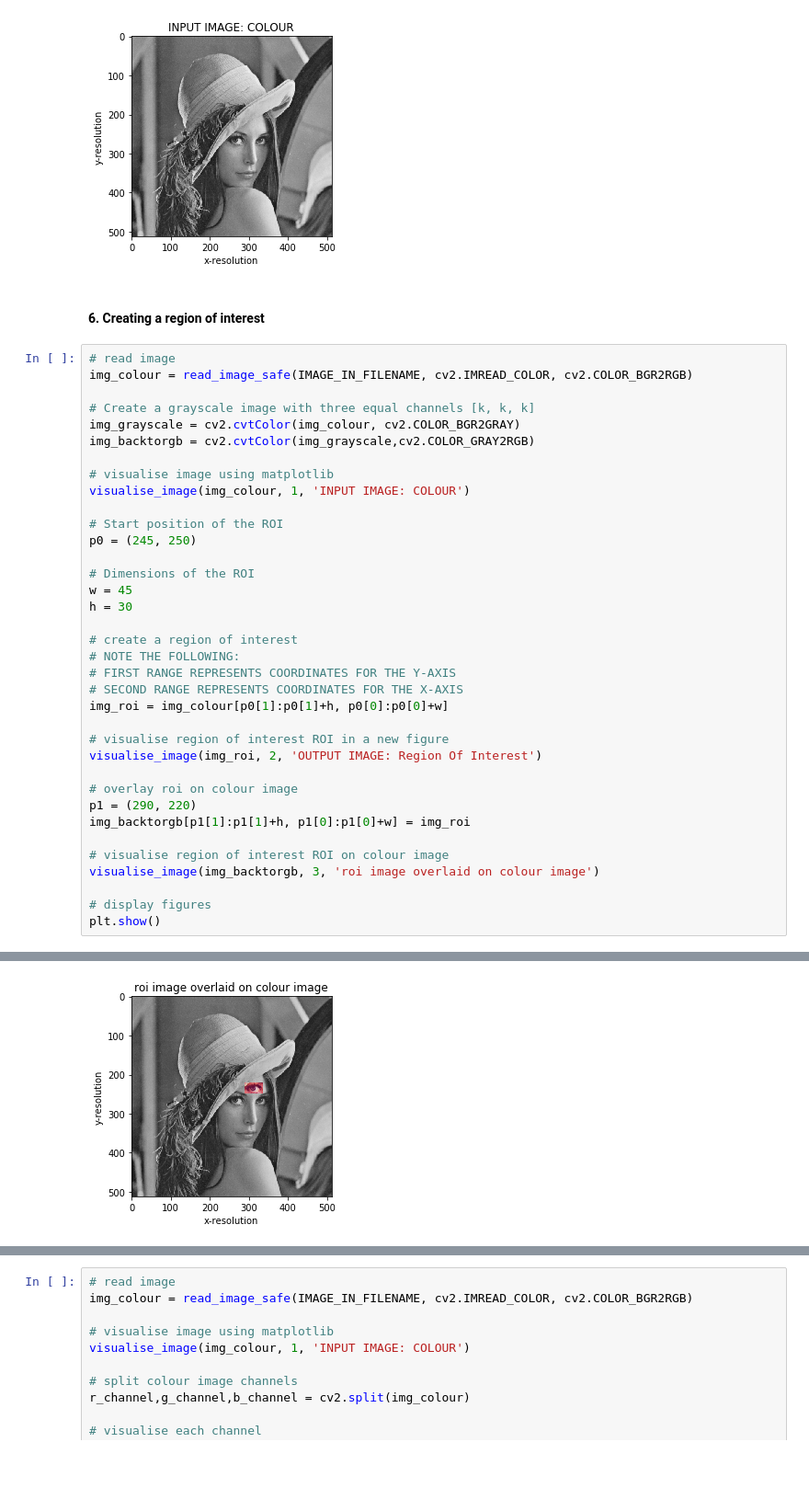
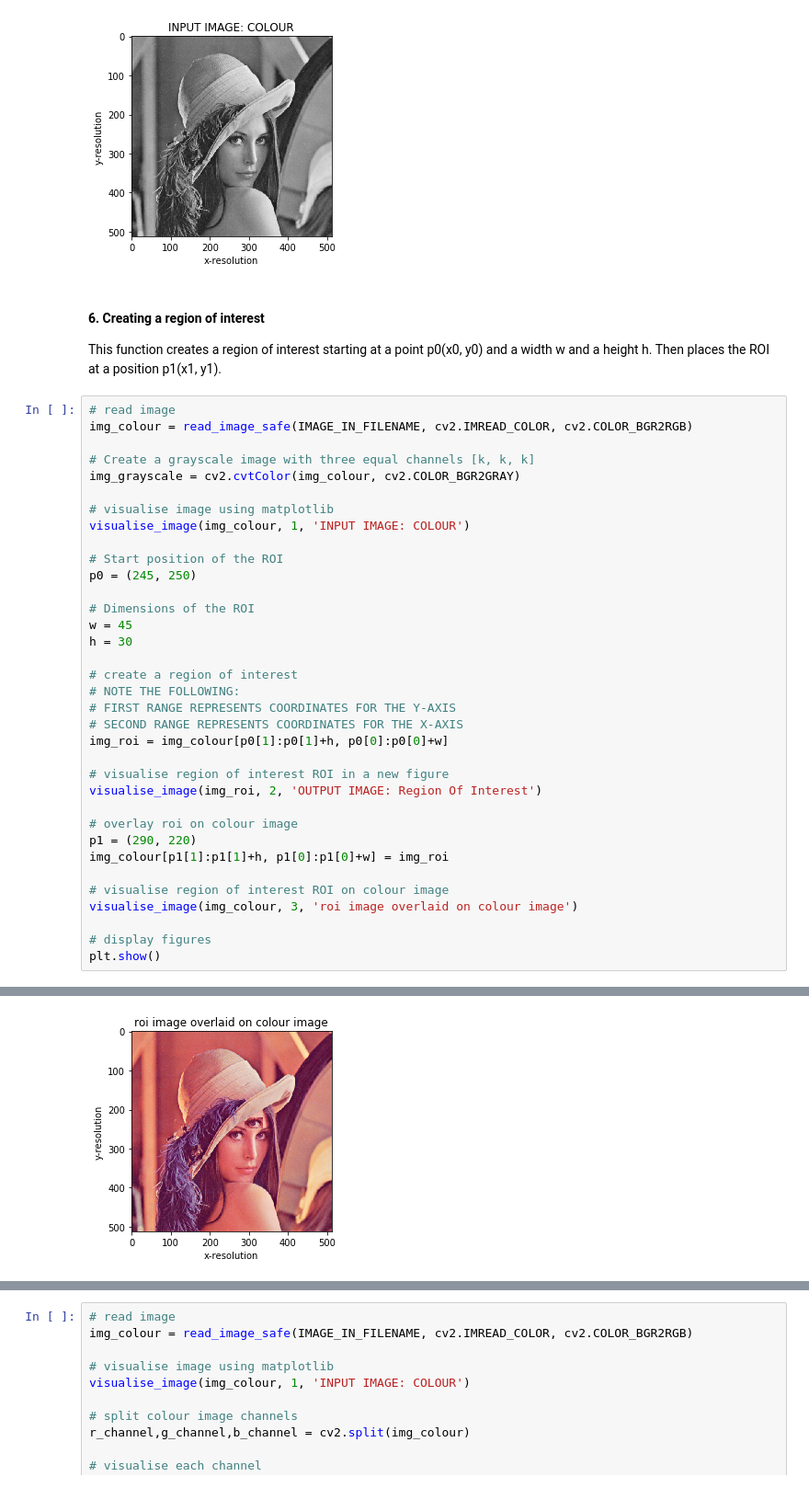
Before and after one commit to emirelesg/udem-repo, a Jupyter notebook: lab_03/lab_03_main.ipynb, the cells around one changed output, grey strips where cells are left out. Shown at 92% size. Cells and saved outputs as stored; diff of their text form; blank space fills up the shorter version.

```diff
--- a/lab_03/lab_03_main.ipynb
+++ b/lab_03/lab_03_main.ipynb
@@ -344,45 +360,46 @@ COLOUR IMAGE:
 [figure]
 [figure]
 [figure]
-# %% [markdown]
-#### 6. Creating a region of interest
+# %% [markdown]
+#### 6. Creating a region of interest
+
+This function creates a region of interest starting at a point p0(x0, y0) and a width w and a height h. Then places the ROI at a position p1(x1, y1).
 # %%
 # read image
 img_colour = read_image_safe(IMAGE_IN_FILENAME, cv2.IMREAD_COLOR, cv2.COLOR_BGR2RGB)
 
 # Create a grayscale image with three equal channels [k, k, k]
 img_grayscale = cv2.cvtColor(img_colour, cv2.COLOR_BGR2GRAY)
-img_backtorgb = cv2.cvtColor(img_grayscale,cv2.COLOR_GRAY2RGB)
 
 # visualise image using matplotlib
 visualise_image(img_colour, 1, 'INPUT IMAGE: COLOUR')
 
 # Start position of the ROI
 p0 = (245, 250)
 
 # Dimensions of the ROI
 w = 45
 h = 30
 
 # create a region of interest
 # NOTE THE FOLLOWING:
 # FIRST RANGE REPRESENTS COORDINATES FOR THE Y-AXIS
 # SECOND RANGE REPRESENTS COORDINATES FOR THE X-AXIS
 img_roi = img_colour[p0[1]:p0[1]+h, p0[0]:p0[0]+w]
 
 # visualise region of interest ROI in a new figure
 visualise_image(img_roi, 2, 'OUTPUT IMAGE: Region Of Interest')
 
 # overlay roi on colour image
 p1 = (290, 220)
-img_backtorgb[p1[1]:p1[1]+h, p1[0]:p1[0]+w] = img_roi
+img_colour[p1[1]:p1[1]+h, p1[0]:p1[0]+w] = img_roi
 
 # visualise region of interest ROI on colour image
-visualise_image(img_backtorgb, 3, 'roi image overlaid on colour image')
+visualise_image(img_colour, 3, 'roi image overlaid on colour image')
 
 # display figures
 plt.show()
 # %% [output]
 [figure]
 [figure]
-[figure, old version]
+[figure, new version]
```
Also changed, not shown: parts of 16 cells of this notebook.
